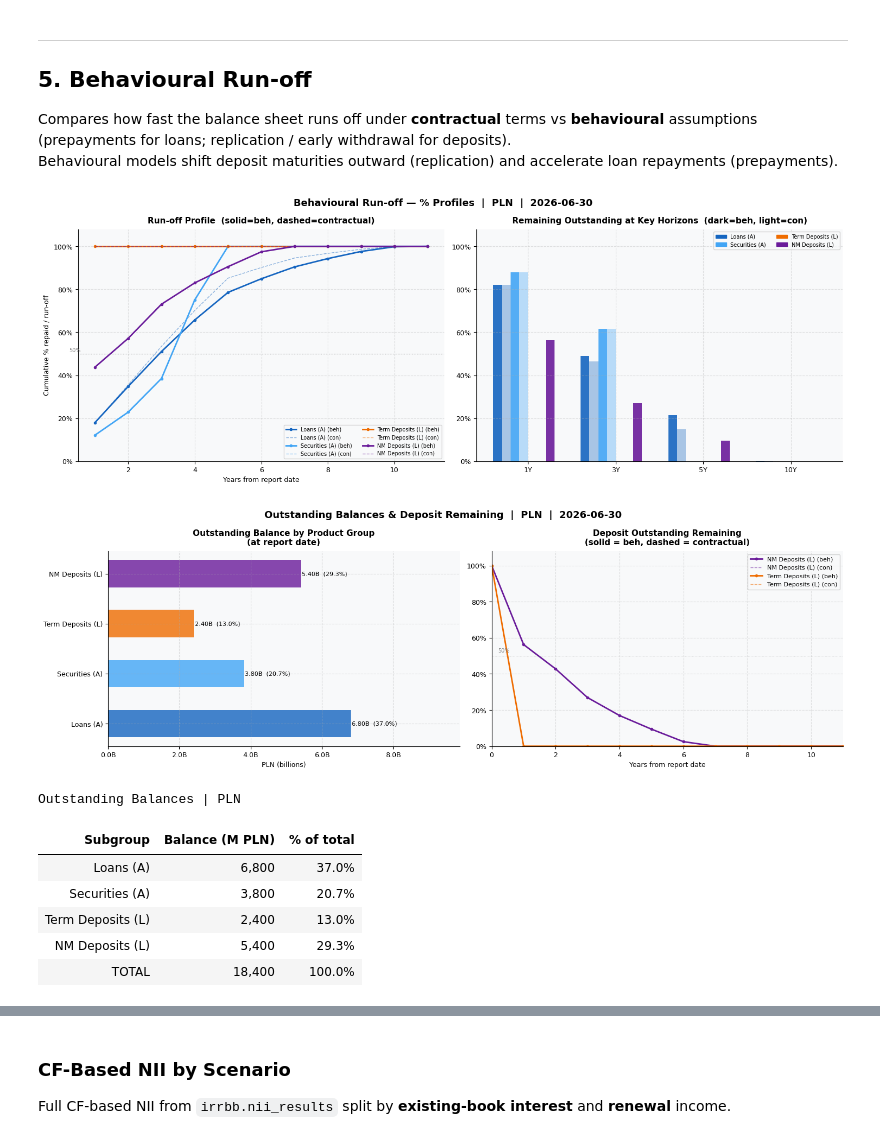
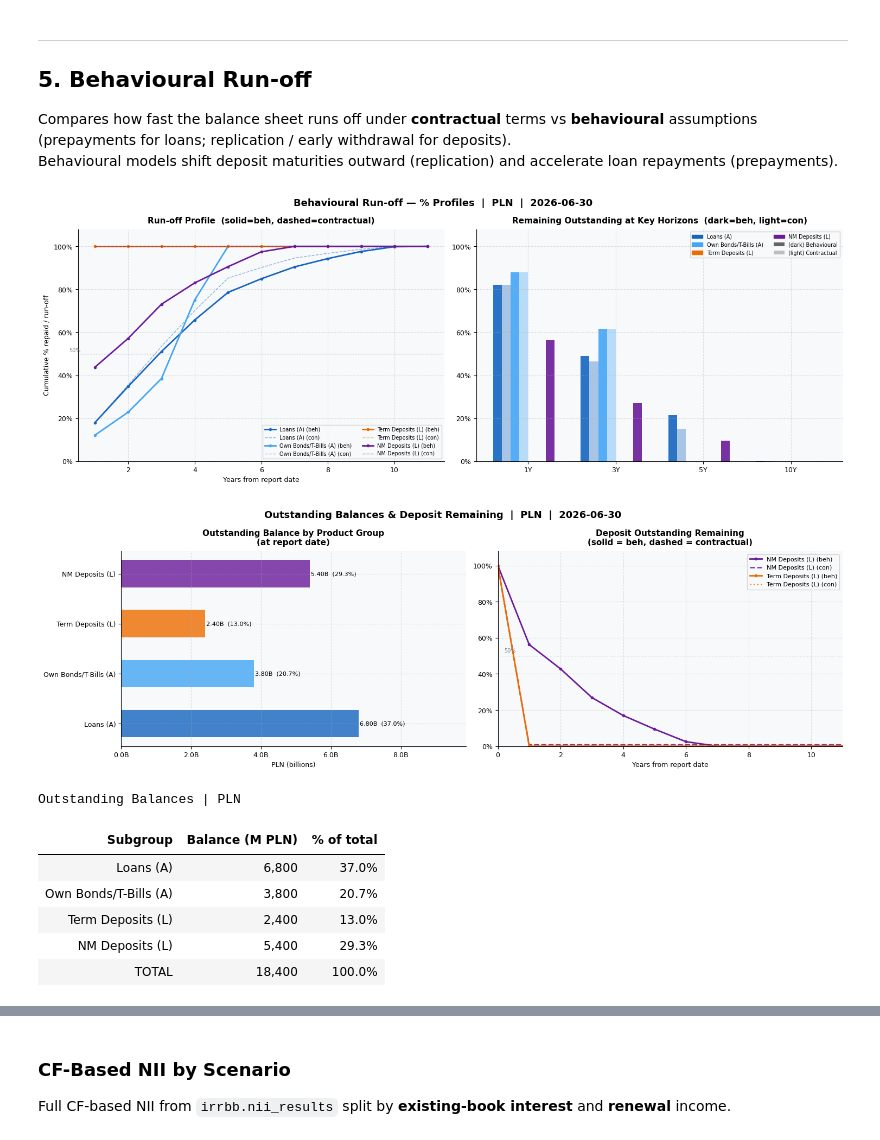
Before and after one commit to dzimius/LabBank, a Jupyter notebook: visual_rep/ALM_report.ipynb, the cells around one changed output, grey strips where cells are left out. Drawn from its saved outputs; the diff is of its cells as text; code cells hidden in the pictures.

```diff
--- a/visual_rep/ALM_report.ipynb
+++ b/visual_rep/ALM_report.ipynb
@@ -1342,11 +1340,11 @@ def _subgroup(row):
     if pt == 'L' or any(k in pn for k in ('loan', 'mortgage', 'overdraft', 'leasing')):
         return 'Loans (A)'
     if pt == 'F' or any(k in pn for k in ('bond', 'security', 'tbill', 'treasury')):
-        return 'Securities (A)'
+        return 'Own Bonds/T-Bills (A)'
     if pt == 'S' or 'swap' in pn:
         return 'Swaps'
     PTYPE = {'L': 'Loans (A)', 'D': 'Term Deposits (L)',
-             'F': 'Securities (A)', 'S': 'Swaps'}
+             'F': 'Own Bonds/T-Bills (A)', 'S': 'Swaps'}
     return PTYPE.get(pt, 'Other')
 
 
@@ -1362,7 +1360,7 @@ def _sg_bs(row):
     if any(k in pn for k in ('loan', 'mortgage', 'overdraft', 'leasing')):
         return 'Loans (A)'
     if any(k in pn for k in ('bond', 'security', 'tbill', 'treasury')):
-        return 'Securities (A)'
+        return 'Own Bonds/T-Bills (A)'
     return 'Other'
 
 if not outstanding_bal.empty:
@@ -1391,13 +1389,13 @@ for sg in cumul['subgroup'].unique():
 # Distinct colors: assets=blue family, NM deposits=purple, term deposits=orange
 SUBGROUP_COLOR = {
     'Loans (A)':        C_A,          # dark blue
-    'Securities (A)':   '#42A5F5',    # light blue
+    'Own Bonds/T-Bills (A)':   '#42A5F5',    # light blue
     'NM Deposits (L)':  '#6A1B9A',    # purple
     'Term Deposits (L)':'#EF6C00',    # orange
     'Swaps':            C_GR,
     'Other':            '#90A4AE',
 }
-_SG_ORDER = ['Loans (A)', 'Securities (A)', 'Term Deposits (L)',
+_SG_ORDER = ['Loans (A)', 'Own Bonds/T-Bills (A)', 'Term Deposits (L)',
              'NM Deposits (L)', 'Swaps', 'Other']
 all_sgs = sorted(cumul['subgroup'].unique(),
                  key=lambda s: _SG_ORDER.index(s) if s in _SG_ORDER else 99)
@@ -1450,6 +1448,8 @@ ax2.yaxis.set_major_formatter(mticker.FuncFormatter(pct_fmt))
 ax2.set_ylim(0, 108)
 ax2.set_title('Remaining Outstanding at Key Horizons  (dark=beh, light=con)')
 _leg2 = [mpatches.Patch(color=SUBGROUP_COLOR.get(sg, C_GR), label=sg) for sg in all_sgs]
+_leg2 += [mpatches.Patch(facecolor='#555555', alpha=0.9,  label='(dark) Behavioural'),
+          mpatches.Patch(facecolor='#555555', alpha=0.35, label='(light) Contractual')]
 ax2.legend(handles=_leg2, fontsize=7, ncol=2)
 
 plt.tight_layout()
@@ -1485,7 +1485,13 @@ if obs_order:
     dep_sgs = [sg for sg in ['NM Deposits (L)', 'Term Deposits (L)']
                if sg in cumul['subgroup'].unique()]
     if dep_sgs:
-        for sg in dep_sgs:
+        # NB: two products' contractual (con) lines can trace the EXACT same
+        # path (e.g. both collapse to ~100%->0% within year 1), in which case
+        # the later-drawn one fully occludes the earlier one at identical
+        # dash phase -- give each subgroup its own con linestyle so
+        # coincident lines stay visually distinguishable.
+        _CON_STYLES = ['--', ':', '-.']
+        for _i, sg in enumerate(dep_sgs):
             color = SUBGROUP_COLOR.get(sg, C_L)
             grp = (cumul[cumul['subgroup'] == sg]
                    .set_index('yr').reindex(YRS))
@@ -1495,41 +1501,47 @@ if obs_order:
             beh_ext = [100.0] + beh_rem.tolist()
             con_ext = [100.0] + con_rem.tolist()
             axO2.plot(yrs_ext, beh_ext, color=color, lw=2, marker='o', ms=3,
                       label=f'{sg} (beh)')
-            axO2.plot(yrs_ext, con_ext, color=color, lw=1, linestyle='--',
-                      alpha=0.55, label=f'{sg} (con)')
+            # Tiny vertical jitter (+/-0.8pp per subgroup) so two con lines
+            # tracing an identical path (both fully occlude otherwise) stay
+            # visually separable; the jitter is display-only, not data.
+            _jitter = 0.8 * (1 if _i % 2 == 0 else -1) * ((_i // 2) + 1)
+            con_ext_disp = [max(0.0, min(100.0, v + _jitter)) for v in con_ext]
+            axO2.plot(yrs_ext, con_ext_disp, color=color, lw=1.8,
+                      linestyle=_CON_STYLES[_i % len(_CON_STYLES)],
+                      alpha=0.85, label=f'{sg} (con)')
         axO2.axhline(50, color='grey', lw=0.7, linestyle=':')
         axO2.text(0.2, 52, '50%', fontsize=7, color='grey')
         axO2.set_xlim(0, YR_MAX)
         axO2.set_ylim(0, 108)
         axO2.set_xlabel('Years from report date')
         axO2.yaxis.set_major_formatter(mticker.FuncFormatter(pct_fmt))
         axO2.set_title('Deposit Outstanding Remaining\n'
                        '(solid = beh, dashed = contractual)')
         axO2.legend(fontsize=8)
     else:
         axO2.text(0.5, 0.5, 'No deposit data', transform=axO2.transAxes,
                   ha='center', va='center', fontsize=11)
 
     plt.tight_layout()
     plt.show()
 
     # Summary table
     _obs_rows = [[sg, f'{v/1e6:,.0f}', f'{v/tot_obs*100:.1f}%']
                  for sg, v in zip(obs_order, obs_vals)]
     display(html_table(
         ['Subgroup', 'Balance (M PLN)', '% of total'],
         _obs_rows,
         total_row=['TOTAL', f'{tot_obs/1e6:,.0f}', '100.0%'],
         title=f'Outstanding Balances  |  {CCY}',
     ))
 # %% [output]
-[figure, old version]
+[figure, new version]
-[figure, old version]
+[figure, new version]
 Outstanding Balances | PLN
 | Subgroup | Balance (M PLN) | % of total |
 | Loans (A) | 6,800 | 37.0% |
-| Securities (A) | 3,800 | 20.7% |
+| Own Bonds/T-Bills (A) | 3,800 | 20.7% |
 | Term Deposits (L) | 2,400 | 13.0% |
 | NM Deposits (L) | 5,400 | 29.3% |
 | TOTAL | 18,400 | 100.0% |
```
Also changed, not shown: parts of 7 cells of this notebook.
